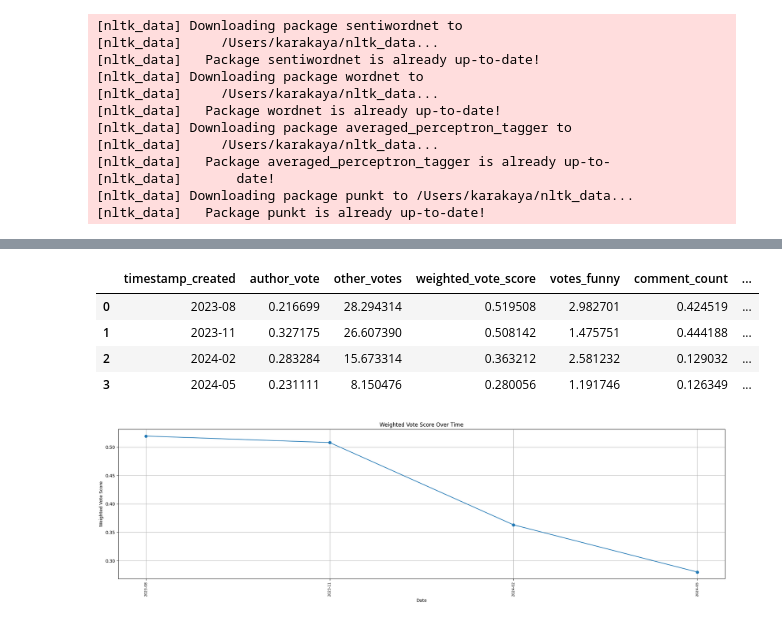
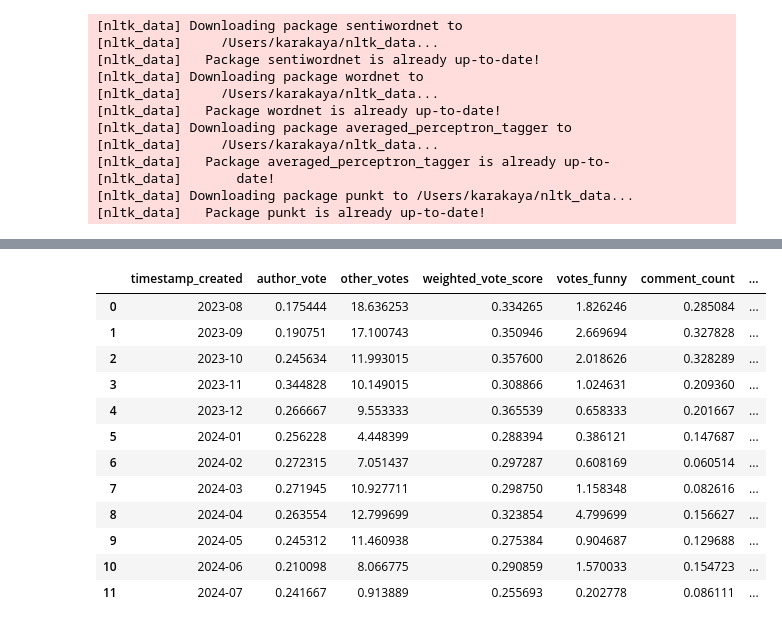
Before and after one commit to kdirkarakaya/steam_reviews_sentiment_analysis, a Jupyter notebook: review_sentiment_analysis.ipynb, the cells around one changed output, grey strips where cells are left out. Cells and saved outputs as stored; diff of their text form; code cells hidden in the pictures.

```diff
--- a/review_sentiment_analysis.ipynb
+++ b/review_sentiment_analysis.ipynb
@@ -281,0 +253,15 @@ max      1849.000000   1849.000000   1849.000000
+# %%
+# Load the CSV file'
+df = pd.read_csv(extended_file)
+
+# make sure we don't have duplicate reviews so drop rows where positive_score, negative_score, objective_score
+# are the same
+df = df.drop_duplicates(subset=['positive_score', 'negative_score', 'objective_score'])
+
+# re-index the dataframe
+df = df.reset_index(drop=True)
+
+print(len(df), "unique reviews loaded")
+
+# Display basic information about the dataset
+print(df.info())
@@ -324,42 +340,35 @@ dtype: object
 # %%
 # CH aggregate means of values over time (monthly)
 df_agg  = df.copy()
 df_agg['timestamp_created'] = pd.to_datetime(df_agg['timestamp_created']) # make python datetime object
 df_agg.set_index('timestamp_created', inplace=True) # set index to timestamp_created
 
 # drop review column as it is not numeric
 df_agg.drop(columns=['review'], inplace=True)
 
 # resample all numeric columns to monthly
-#df_agg = df_agg.resample('MS').mean() # resample all numeric columns to monthly
+df_agg = df_agg.resample('MS').mean() # resample all numeric columns to monthly
 
 # resample all numeric columns to 3 month
-df_agg = df_agg.resample('3MS').mean() # resample all numeric columns to 6 month
+#df_agg = df_agg.resample('3MS').mean() # resample all numeric columns to 6 month
 
 # resample all numeric columns to 6 month
 #df_agg = df_agg.resample('6MS').mean() # resample all numeric columns to 6 month
 
 df_agg.reset_index(inplace=True) # reset index to make timestamp_created a column again
 df_agg['timestamp_created'] = df_agg['timestamp_created'].dt.strftime('%Y-%m') # format timestamp_created
 display(df_agg)
 # %% [output]
 |  | timestamp_created | author_vote | other_votes | weighted_vote_score | votes_funny | comment_count | ... |
-| 0 | 2023-08 | 0.216699 | 28.294314 | 0.519508 | 2.982701 | 0.424519 | ... |
-| 1 | 2023-11 | 0.327175 | 26.607390 | 0.508142 | 1.475751 | 0.444188 | ... |
-| 2 | 2024-02 | 0.283284 | 15.673314 | 0.363212 | 2.581232 | 0.129032 | ... |
-| 3 | 2024-05 | 0.231111 | 8.150476 | 0.280056 | 1.191746 | 0.126349 | ... |
+| 0 | 2023-08 | 0.175444 | 18.636253 | 0.334265 | 1.826246 | 0.285084 | ... |
+| 1 | 2023-09 | 0.190751 | 17.100743 | 0.350946 | 2.669694 | 0.327828 | ... |
+| 2 | 2023-10 | 0.245634 | 11.993015 | 0.357600 | 2.018626 | 0.328289 | ... |
+| 3 | 2023-11 | 0.344828 | 10.149015 | 0.308866 | 1.024631 | 0.209360 | ... |
+| 4 | 2023-12 | 0.266667 | 9.553333 | 0.365539 | 0.658333 | 0.201667 | ... |
+| 5 | 2024-01 | 0.256228 | 4.448399 | 0.288394 | 0.386121 | 0.147687 | ... |
+| 6 | 2024-02 | 0.272315 | 7.051437 | 0.297287 | 0.608169 | 0.060514 | ... |
+| 7 | 2024-03 | 0.271945 | 10.927711 | 0.298750 | 1.158348 | 0.082616 | ... |
+| 8 | 2024-04 | 0.263554 | 12.799699 | 0.323854 | 4.799699 | 0.156627 | ... |
+| 9 | 2024-05 | 0.245312 | 11.460938 | 0.275384 | 0.904687 | 0.129688 | ... |
+| 10 | 2024-06 | 0.210098 | 8.066775 | 0.290859 | 1.570033 | 0.154723 | ... |
+| 11 | 2024-07 | 0.241667 | 0.913889 | 0.255693 | 0.202778 | 0.086111 | ... |
-# %%
-# plot weighted_vote_score over time
-import matplotlib.pyplot as plt
-
-plt.figure(figsize=(20, 6))
-plt.plot(df_agg['timestamp_created'], df_agg['weighted_vote_score'], marker='o')
-plt.title('Weighted Vote Score Over Time')
-plt.xlabel('Date')
-plt.ylabel('Weighted Vote Score')
-plt.xticks(fontsize=8)
-plt.xticks(rotation=90)
-plt.grid(True)
-plt.tight_layout()
-# %% [output]
-[figure, removed]
```
Also changed, not shown: parts of 28 cells of this notebook, 4 other files.
